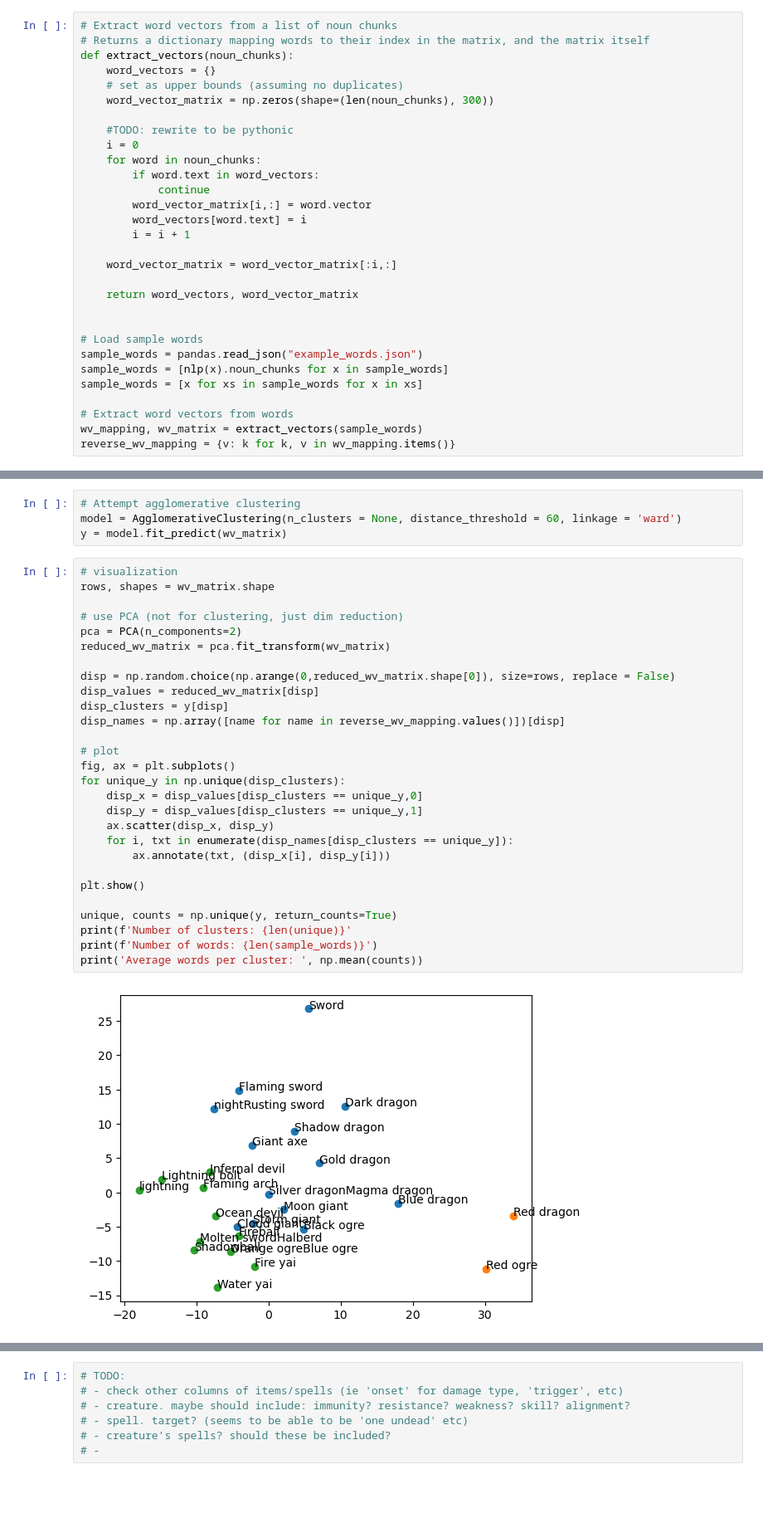
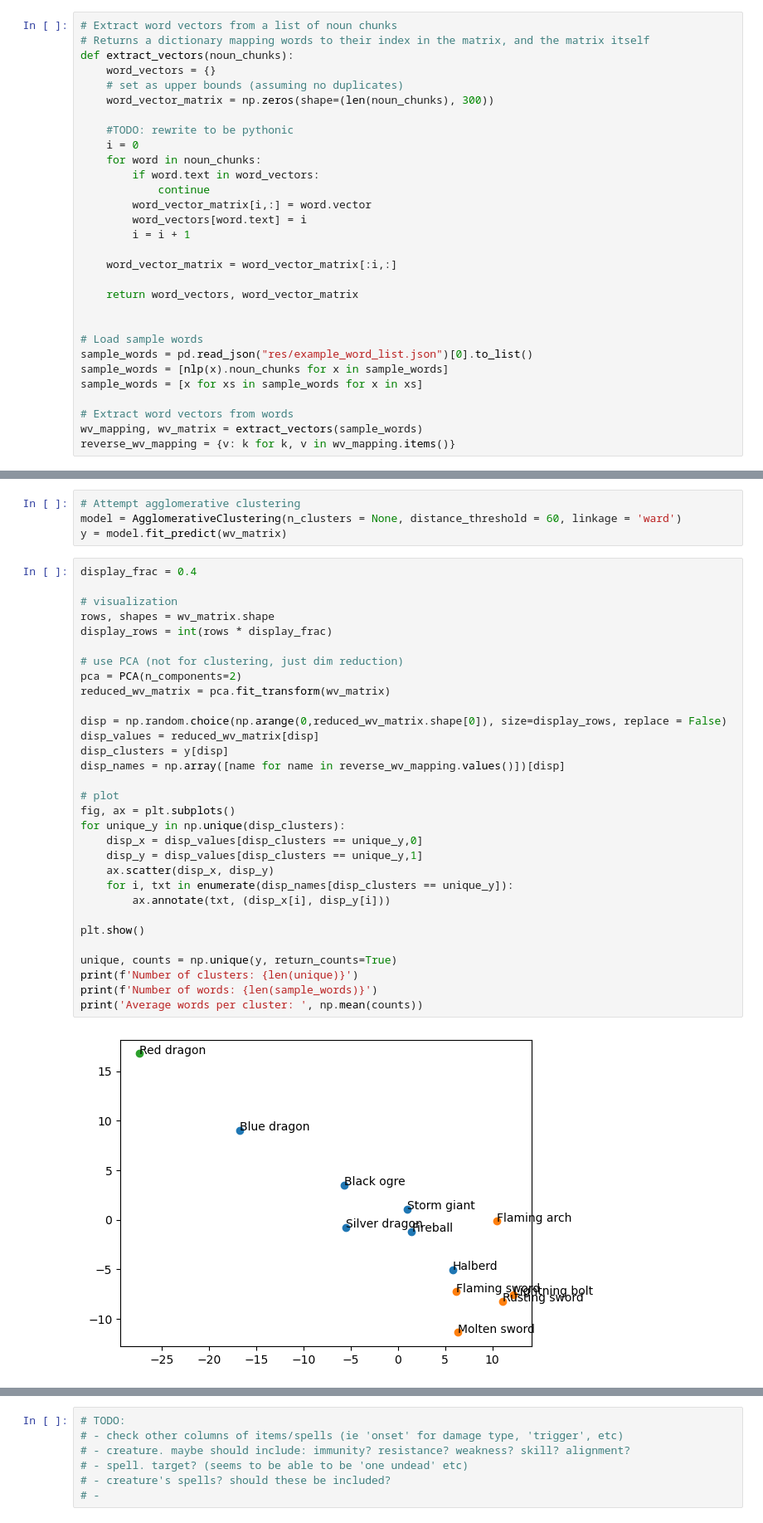
Before and after one commit to thesuzerain/machete-jupyter, a Jupyter notebook: Tagging 1- Naive clustering.ipynb, the cells around one changed output, grey strips where cells are left out. Shown at 83% size. Cells and saved outputs as stored; diff of their text form; blank space fills up the shorter version.

```diff
--- a/Tagging 1- Naive clustering.ipynb
+++ b/Tagging 1- Naive clustering.ipynb
@@ -65,7 +65,7 @@ def extract_vectors(noun_chunks):
 
 
 # Load sample words
-sample_words = pandas.read_json("example_words.json")
+sample_words = pd.read_json("res/example_word_list.json")[0].to_list()
 sample_words = [nlp(x).noun_chunks for x in sample_words]
 sample_words = [x for xs in sample_words for x in xs]
 
@@ -79,32 +79,35 @@ NameError: name 'pandas' is not defined
 model = AgglomerativeClustering(n_clusters = None, distance_threshold = 60, linkage = 'ward')
 y = model.fit_predict(wv_matrix)
 # %%
+display_frac = 0.4
+
 # visualization
 rows, shapes = wv_matrix.shape
+display_rows = int(rows * display_frac)
 
 # use PCA (not for clustering, just dim reduction)
 pca = PCA(n_components=2)
 reduced_wv_matrix = pca.fit_transform(wv_matrix)
 
-disp = np.random.choice(np.arange(0,reduced_wv_matrix.shape[0]), size=rows, replace = False)
+disp = np.random.choice(np.arange(0,reduced_wv_matrix.shape[0]), size=display_rows, replace = False)
 disp_values = reduced_wv_matrix[disp]
 disp_clusters = y[disp]
 disp_names = np.array([name for name in reverse_wv_mapping.values()])[disp]
 
 # plot
 fig, ax = plt.subplots()
 for unique_y in np.unique(disp_clusters):
     disp_x = disp_values[disp_clusters == unique_y,0]
     disp_y = disp_values[disp_clusters == unique_y,1]
     ax.scatter(disp_x, disp_y)
     for i, txt in enumerate(disp_names[disp_clusters == unique_y]):
         ax.annotate(txt, (disp_x[i], disp_y[i]))
 
 plt.show()
 
 unique, counts = np.unique(y, return_counts=True)
-print(f'Number of clusters: {len(unique)}'
+print(f'Number of clusters: {len(unique)}')
 print(f'Number of words: {len(sample_words)}')
 print('Average words per cluster: ', np.mean(counts))
 # %% [output]
-[figure, old version]
+[figure, new version]
```
Also changed, not shown: parts of 2 cells of this notebook, 1 other file.
